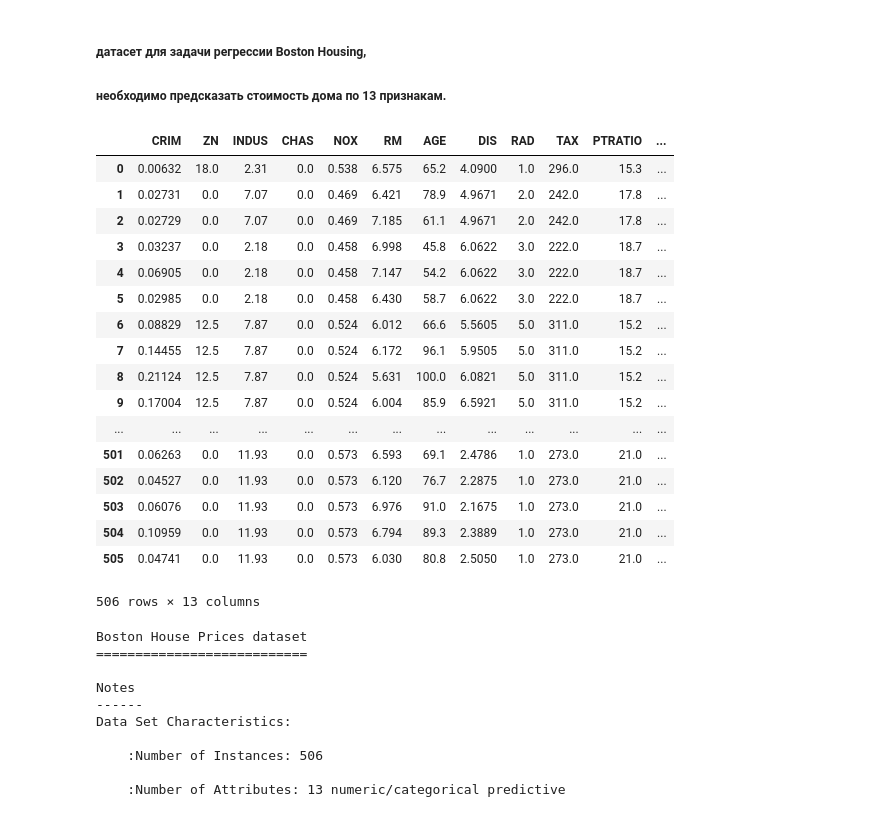
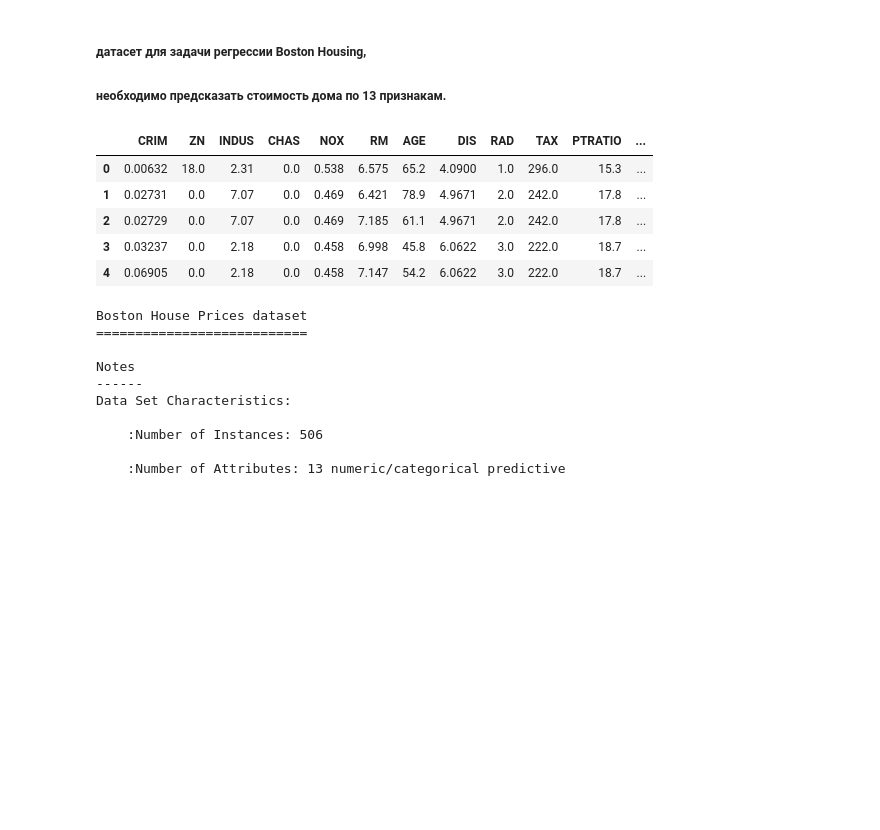
Before and after one commit to vanyabelikh/PrPythonAtom, a Jupyter notebook: homeworks/04/regression_hw.ipynb, the cells around one changed output. Drawn from its saved outputs; the diff is of its cells as text; code cells hidden in the pictures; blank space fills up the shorter version.

```diff
--- a/homeworks/04/regression_hw.ipynb
+++ b/homeworks/04/regression_hw.ipynb
@@ -18,28 +20,16 @@ Populating the interactive namespace from numpy and matplotlib
 # %%
 data = datasets.load_boston()
 df = pd.DataFrame(data.data)
 df.columns = data.feature_names
 y = data.target
-df
+df.head()
 # %% [output]
 |  | CRIM | ZN | INDUS | CHAS | NOX | RM | AGE | DIS | RAD | TAX | PTRATIO | ... |
 | 0 | 0.00632 | 18.0 | 2.31 | 0.0 | 0.538 | 6.575 | 65.2 | 4.0900 | 1.0 | 296.0 | 15.3 | ... |
 | 1 | 0.02731 | 0.0 | 7.07 | 0.0 | 0.469 | 6.421 | 78.9 | 4.9671 | 2.0 | 242.0 | 17.8 | ... |
 | 2 | 0.02729 | 0.0 | 7.07 | 0.0 | 0.469 | 7.185 | 61.1 | 4.9671 | 2.0 | 242.0 | 17.8 | ... |
 | 3 | 0.03237 | 0.0 | 2.18 | 0.0 | 0.458 | 6.998 | 45.8 | 6.0622 | 3.0 | 222.0 | 18.7 | ... |
 | 4 | 0.06905 | 0.0 | 2.18 | 0.0 | 0.458 | 7.147 | 54.2 | 6.0622 | 3.0 | 222.0 | 18.7 | ... |
-| 5 | 0.02985 | 0.0 | 2.18 | 0.0 | 0.458 | 6.430 | 58.7 | 6.0622 | 3.0 | 222.0 | 18.7 | ... |
-| 6 | 0.08829 | 12.5 | 7.87 | 0.0 | 0.524 | 6.012 | 66.6 | 5.5605 | 5.0 | 311.0 | 15.2 | ... |
-| 7 | 0.14455 | 12.5 | 7.87 | 0.0 | 0.524 | 6.172 | 96.1 | 5.9505 | 5.0 | 311.0 | 15.2 | ... |
-| 8 | 0.21124 | 12.5 | 7.87 | 0.0 | 0.524 | 5.631 | 100.0 | 6.0821 | 5.0 | 311.0 | 15.2 | ... |
-| 9 | 0.17004 | 12.5 | 7.87 | 0.0 | 0.524 | 6.004 | 85.9 | 6.5921 | 5.0 | 311.0 | 15.2 | ... |
-| ... | ... | ... | ... | ... | ... | ... | ... | ... | ... | ... | ... | ... |
-| 501 | 0.06263 | 0.0 | 11.93 | 0.0 | 0.573 | 6.593 | 69.1 | 2.4786 | 1.0 | 273.0 | 21.0 | ... |
-| 502 | 0.04527 | 0.0 | 11.93 | 0.0 | 0.573 | 6.120 | 76.7 | 2.2875 | 1.0 | 273.0 | 21.0 | ... |
-| 503 | 0.06076 | 0.0 | 11.93 | 0.0 | 0.573 | 6.976 | 91.0 | 2.1675 | 1.0 | 273.0 | 21.0 | ... |
-| 504 | 0.10959 | 0.0 | 11.93 | 0.0 | 0.573 | 6.794 | 89.3 | 2.3889 | 1.0 | 273.0 | 21.0 | ... |
-| 505 | 0.04741 | 0.0 | 11.93 | 0.0 | 0.573 | 6.030 | 80.8 | 2.5050 | 1.0 | 273.0 | 21.0 | ... |
-506 rows × 13 columns
 # %%
 print(data.DESCR[:1500])
 # %% [output]
```
Also changed, not shown: parts of 31 cells of this notebook.
